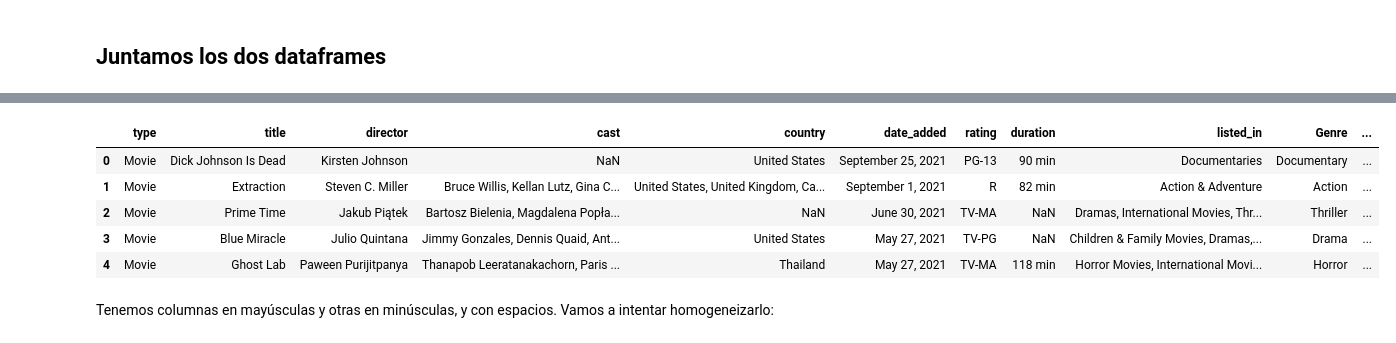
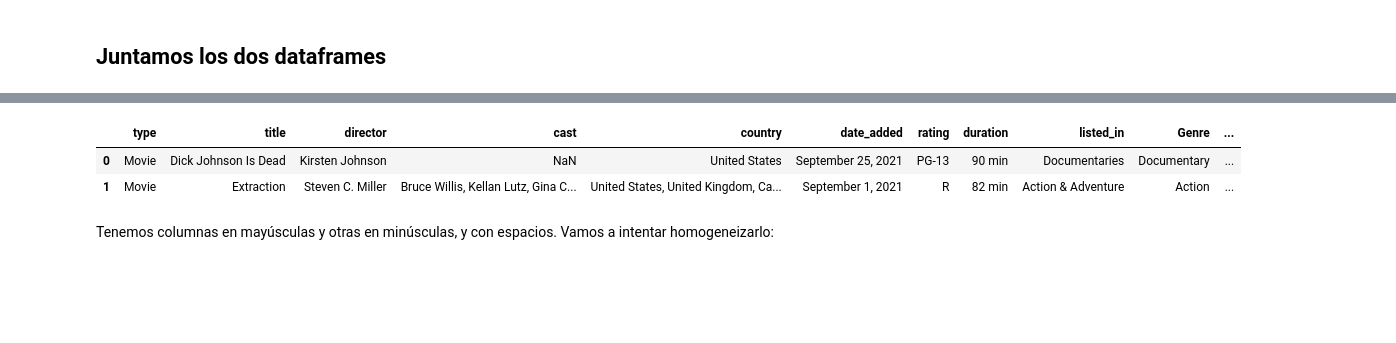
Before and after one commit to Ironhack-Data-Madrid-PartTime-May22/apuntes_clases, a Jupyter notebook: semana-09/9.1-Exploracion-Limpieza.ipynb, the cells around one changed output, grey strips where cells are left out. Saved outputs shown, nothing was run; the diff lists cells and outputs as text; code cells hidden in the pictures; blank space fills up the shorter version.

```diff
--- a/semana-09/9.1-Exploracion-Limpieza.ipynb
+++ b/semana-09/9.1-Exploracion-Limpieza.ipynb
@@ -57,14 +56,11 @@ df.sample(5)
 # %%
-# Dropping de las columnas inecesarias para el análisis
-df.drop(['show_id','Title','Runtime','description','release_year'], axis=1, inplace=True)
-df.head()
+# Eliminamos aquellas columnas fuera de nuestro interés
+df.drop(['release_year', 'Runtime', 'description','Title', "show_id"], axis = 1, inplace=True)
+df.head(2)
 # %% [output]
 |  | type | title | director | cast | country | date_added | rating | duration | listed_in | Genre | ... |
 | 0 | Movie | Dick Johnson Is Dead | Kirsten Johnson | NaN | United States | September 25, 2021 | PG-13 | 90 min | Documentaries | Documentary | ... |
 | 1 | Movie | Extraction | Steven C. Miller | Bruce Willis, Kellan Lutz, Gina C... | United States, United Kingdom, Ca... | September 1, 2021 | R | 82 min | Action & Adventure | Action | ... |
-| 2 | Movie | Prime Time | Jakub Piątek | Bartosz Bielenia, Magdalena Popła... | NaN | June 30, 2021 | TV-MA | NaN | Dramas, International Movies, Thr... | Thriller | ... |
-| 3 | Movie | Blue Miracle | Julio Quintana | Jimmy Gonzales, Dennis Quaid, Ant... | United States | May 27, 2021 | TV-PG | NaN | Children & Family Movies, Dramas,... | Drama | ... |
-| 4 | Movie | Ghost Lab | Paween Purijitpanya | Thanapob Leeratanakachorn, Paris ... | Thailand | May 27, 2021 | TV-MA | 118 min | Horror Movies, International Movi... | Horror | ... |
 # %% [markdown]
 Tenemos columnas en mayúsculas y otras en minúsculas, y con espacios. Vamos a intentar homogeneizarlo:
 # %%
```
Also changed, not shown: parts of 40 cells of this notebook, 9 other files.
